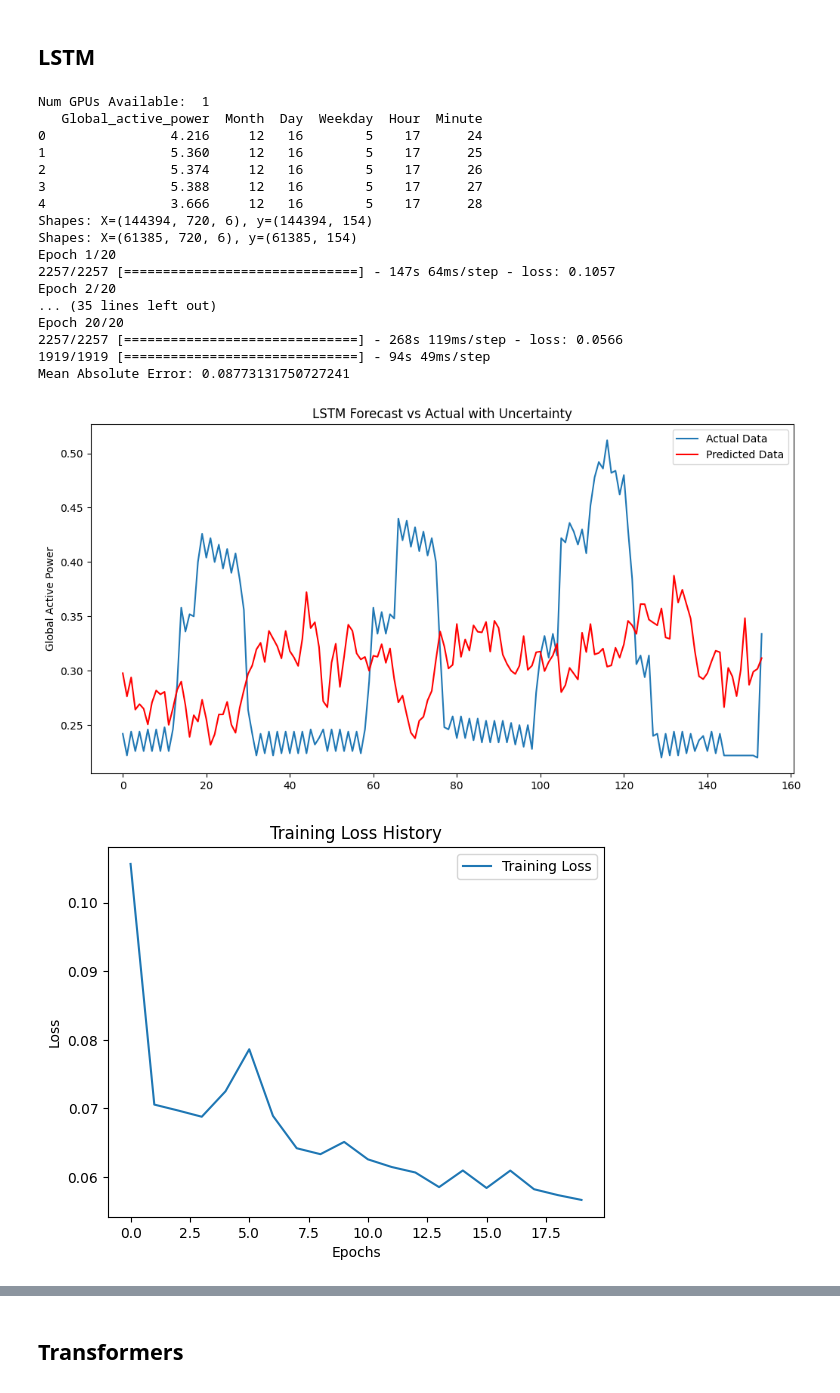
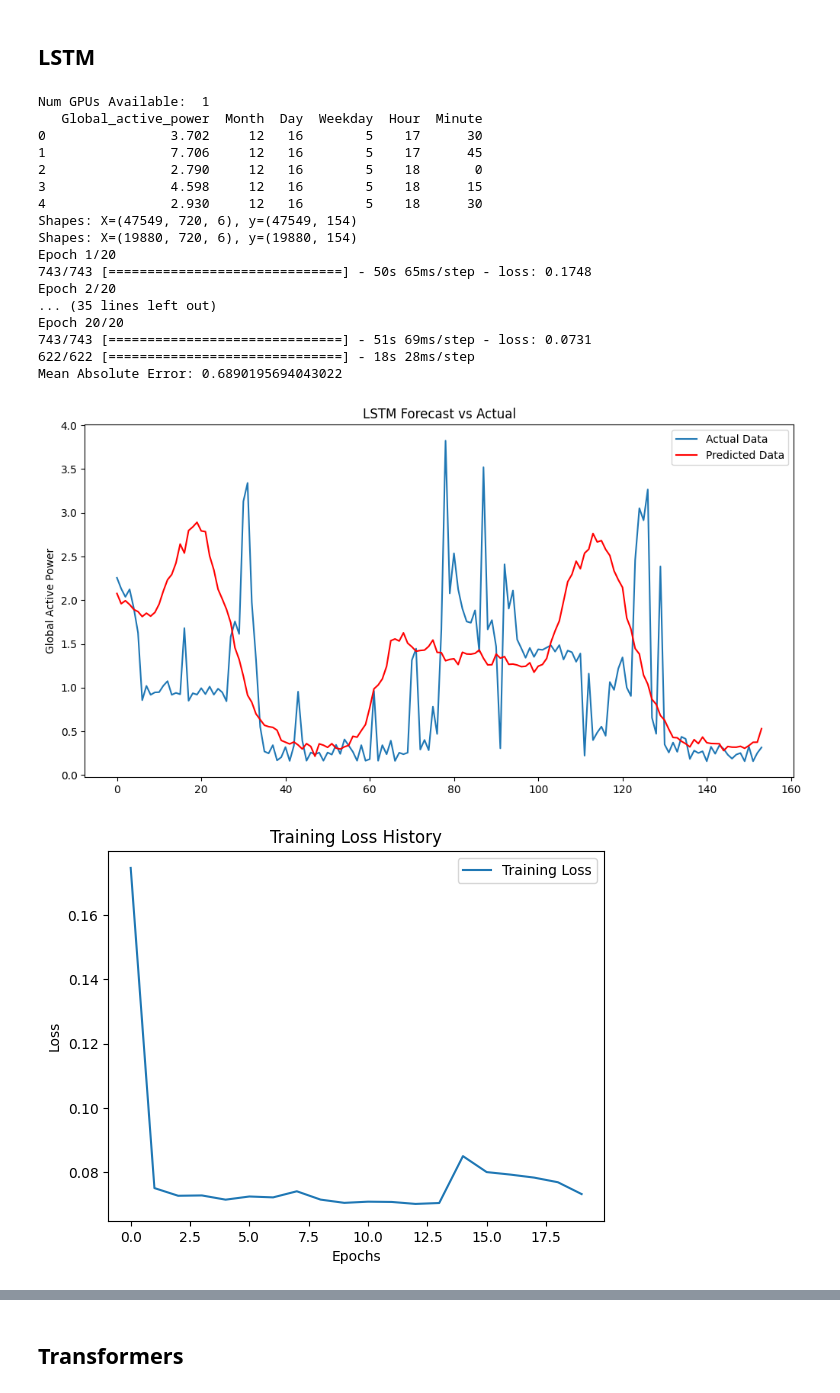
Before and after one commit to Ozziehman/Energiescan, a Jupyter notebook: household_power_consumption_models.ipynb, the cells around one changed output, grey strips where cells are left out. Saved outputs shown, nothing was run; the diff lists cells and outputs as text; code cells hidden in the pictures.

```diff
--- a/household_power_consumption_models.ipynb
+++ b/household_power_consumption_models.ipynb
@@ -540,8 +531,8 @@ print("Num GPUs Available: ", len(tf.config.experimental.list_physical_devices('
 n_sequence_past = 720
 n_ahead_prediction = 154
 
-df_LSTM = pd.read_csv('core/static/data/household_power_consumption_processed.csv', sep=',', low_memory=False)
-subset_df = df_LSTM.head(int(len(df_LSTM) * 0.1))
+df_LSTM = pd.read_csv('core/static/data/household_power_consumption_processed_15min.csv', sep=',', low_memory=False)
+subset_df = df_LSTM.head(int(len(df_LSTM) * 0.5))
 
 df_LSTM = subset_df[['Global_active_power', 'Month', 'Day', 'Weekday', 'Hour', 'Minute']]
 print(df_LSTM.head())
@@ -597,47 +588,47 @@ y_pred_reshaped = y_pred.reshape(-1, 1)
 dummy_features = np.zeros((y_test_reshaped.shape[0], train_scaled.shape[1] - 1))
 
 y_test_inv = scaler.inverse_transform(np.concatenate((y_test_reshaped, dummy_features), axis=1))[:, 0]
 y_pred_inv = scaler.inverse_transform(np.concatenate((y_pred_reshaped, dummy_features), axis=1))[:, 0]
 
 mae = np.mean(np.abs(y_test_inv[:n_ahead_prediction] - y_pred_inv[:n_ahead_prediction]))
 print(f'Mean Absolute Error: {mae}')
 
 # Plotting
 plt.figure(figsize=(12, 6))
 plt.plot(y_test_inv[:n_ahead_prediction], label='Actual Data')
 plt.plot(y_pred_inv[:n_ahead_prediction], label='Predicted Data', color='red')
 
-plt.title('LSTM Forecast vs Actual with Uncertainty')
+plt.title('LSTM Forecast vs Actual')
 plt.ylabel('Global Active Power')
 plt.legend()
 plt.show()
 
 plt.plot(history.history['loss'], label='Training Loss')
 plt.title('Training Loss History')
 plt.xlabel('Epochs')
 plt.ylabel('Loss')
 plt.legend()
 plt.show()
 # %% [output]
 Num GPUs Available:  1
    Global_active_power  Month  Day  Weekday  Hour  Minute
-0                4.216     12   16        5    17      24
-1                5.360     12   16        5    17      25
-2                5.374     12   16        5    17      26
-3                5.388     12   16        5    17      27
-4                3.666     12   16        5    17      28
-Shapes: X=(144394, 720, 6), y=(144394, 154)
-Shapes: X=(61385, 720, 6), y=(61385, 154)
+0                3.702     12   16        5    17      30
+1                7.706     12   16        5    17      45
+2                2.790     12   16        5    18       0
+3                4.598     12   16        5    18      15
+4                2.930     12   16        5    18      30
+Shapes: X=(47549, 720, 6), y=(47549, 154)
+Shapes: X=(19880, 720, 6), y=(19880, 154)
 Epoch 1/20
-2257/2257 [==============================] - 147s 64ms/step - loss: 0.1057
+743/743 [==============================] - 50s 65ms/step - loss: 0.1748
 Epoch 2/20
 ... (35 lines left out)
 Epoch 20/20
-2257/2257 [==============================] - 268s 119ms/step - loss: 0.0566
-1919/1919 [==============================] - 94s 49ms/step
-Mean Absolute Error: 0.08773131750727241
+743/743 [==============================] - 51s 69ms/step - loss: 0.0731
+622/622 [==============================] - 18s 28ms/step
+Mean Absolute Error: 0.6890195694043022
-[figure, old version]
+[figure, new version]
-[figure, old version]
+[figure, new version]
 # %%
 def create_new_sequences(data, seq_length):
     X = []
```
Also changed, not shown: parts of 3 cells of this notebook, 5 other files.
